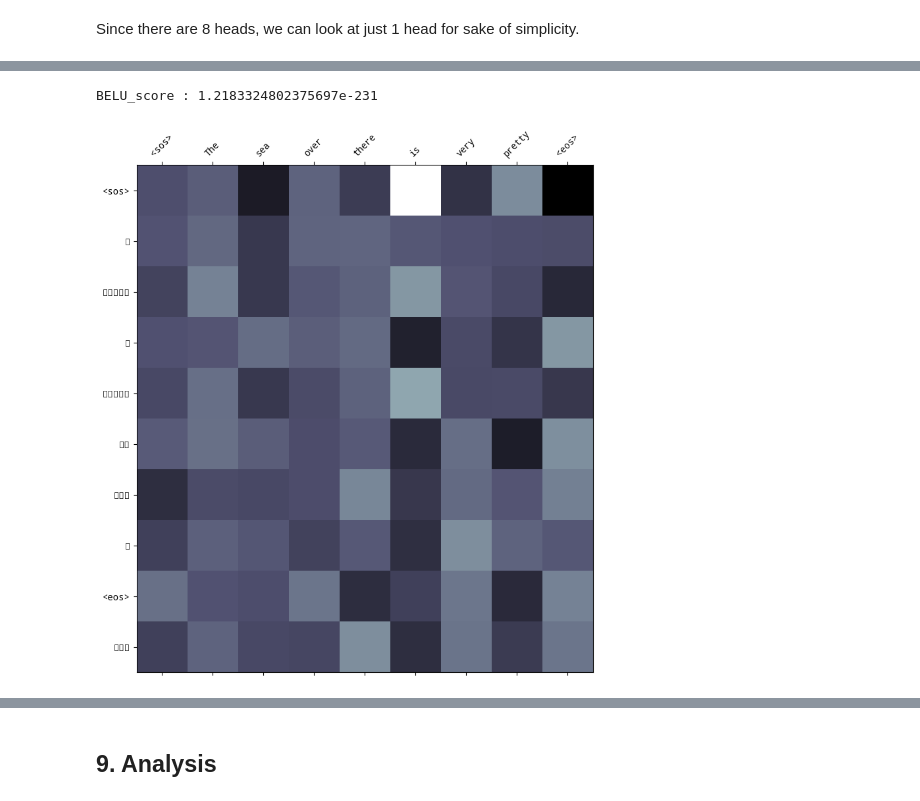
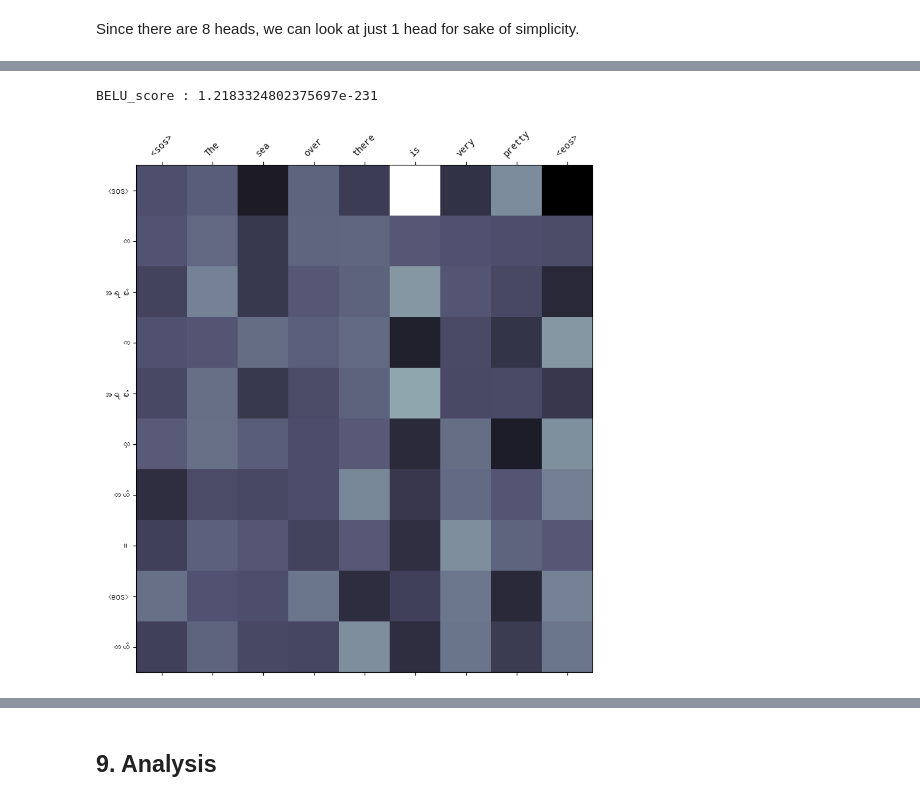
Before and after one commit to Kaung-Nyo/nlp_a3, a Jupyter notebook: st125066_a3.ipynb, the cells around one changed output, grey strips where cells are left out. Saved outputs shown, nothing was run; the diff lists cells and outputs as text; code cells hidden in the pictures.

```diff
--- a/st125066_a3.ipynb
+++ b/st125066_a3.ipynb
@@ -1160,7 +1182,7 @@ Myanmar-compatible fonts: ['Noto Sans Mono', 'Noto Sans Mono', 'Noto Mono']
 import matplotlib.ticker as ticker
 # plt.rcParams['font.family'] = 'Noto Mono'
 
-def display_attention(sentence, translation, attention):
+def display_attention(sentence, translation, attention,img_path):
 
     fig = plt.figure(figsize=(10,10))
     ax = fig.add_subplot(111)
@@ -1175,22 +1197,24 @@ def display_attention(sentence, translation, attention):
     x_ticks =  [''] + sentence
     # print(y_ticks)
     ax.set_xticklabels(x_ticks, rotation=45)
-    ax.set_yticklabels(y_ticks,name='Noto Sans Mono')
+    ax.set_yticklabels(y_ticks,name='Unifont')
 
     ax.xaxis.set_major_locator(ticker.MultipleLocator(1))
     ax.yaxis.set_major_locator(ticker.MultipleLocator(1))
 
+    fig.savefig(img_path)
+
     plt.show()
     plt.close()
 # %%
 gen_model = create_model(input_dim,output_dim,SRC_PAD_IDX,TRG_PAD_IDX,'gen')
 gen_model.load_state_dict(torch.load('./app/model/gen.pt',map_location=torch.device('cpu')))
 src_tokens,trg_tokens,attention  = prepare_att_map(sample[0],sample[1],gen_model,token_transform,vocab_transform)
 print(f"BELU_score : {sentence_bleu([src_tokens], trg_tokens)}")
-display_attention(src_tokens, trg_tokens, attention)
+display_attention(src_tokens, trg_tokens, attention,"./images/gen_map.png")
 # %% [output]
 BELU_score : 1.2183324802375697e-231
-[figure, old version]
+[figure, new version]
 # %%
 mul_model = create_model(input_dim,output_dim,SRC_PAD_IDX,TRG_PAD_IDX,'mul')
 mul_model.load_state_dict(torch.load('./app/model/mul.pt',map_location=torch.device('cpu')))
```
Also changed, not shown: parts of 4 cells of this notebook, 3 other files.
